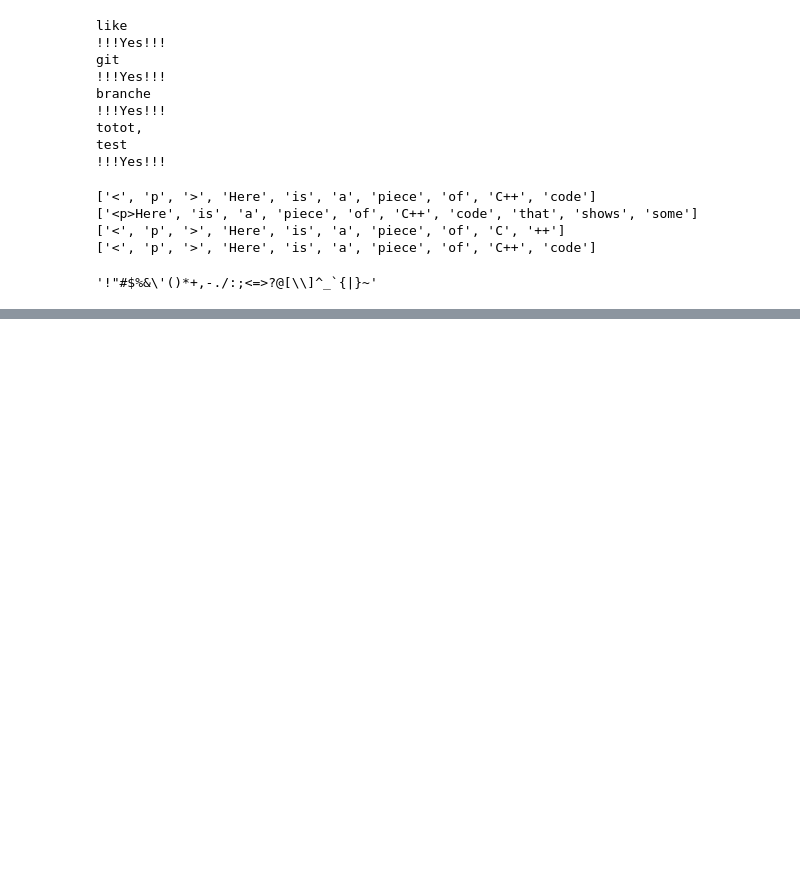
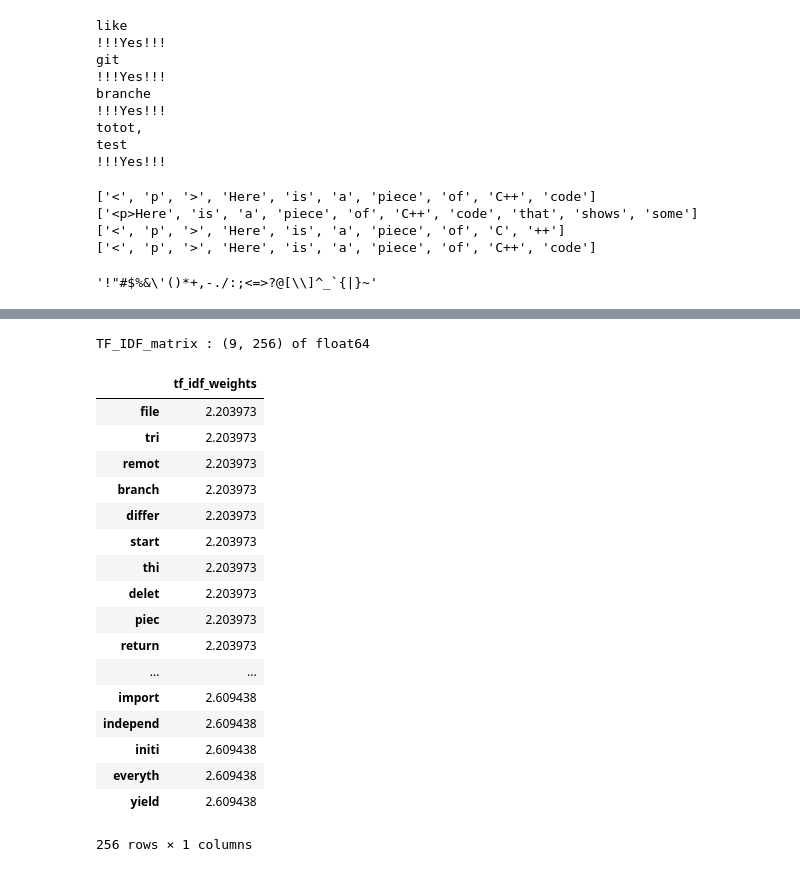
Before and after one commit to EricJacquesPro/TextCategorization, a Jupyter notebook: Projet.ipynb, the cells around one changed output, grey strips where cells are left out. Saved outputs shown, nothing was run; the diff lists cells and outputs as text; code cells hidden in the pictures; blank space fills up the shorter version.

```diff
--- a/Projet.ipynb
+++ b/Projet.ipynb
@@ -268,0 +360,44 @@ ponctuation
+# %%
+from sklearn.feature_extraction.text import TfidfTransformer
+from sklearn.feature_extraction.text import TfidfVectorizer
+#X = data_preprocessed.unique()
+X = data_preprocessed[0:9].unique()
+
+stemmer = nltk.stem.porter.PorterStemmer()
+stopword = nltk.corpus.stopwords.words('english')
+
+def stem_and_filter(doc):
+    tokens = [stemmer.stem(w) for w in analyzer(doc)]
+    return [token for token in tokens if token.isalpha()]
+
+analyzer = TfidfVectorizer().build_analyzer()
+cv = TfidfVectorizer(lowercase=True, stop_words="english", analyzer=stem_and_filter, min_df=0.00, max_df=0.3)  # we remove words if it appears in more than 30 % of the corpus (not found stopwords like Box, Christmas and so on)
+word_count_vector = cv.fit_transform(X)
+print("TF_IDF_matrix :", word_count_vector.shape, "of", word_count_vector.dtype)
+tfidf_transformer=TfidfTransformer(smooth_idf=True,use_idf=True)
+tfidf_transformer.fit(word_count_vector)
+# print idf values
+df_idf = pd.DataFrame(tfidf_transformer.idf_, index=cv.get_feature_names(),columns=["tf_idf_weights"])
+
+# sort ascending
+df_idf.sort_values(by=['tf_idf_weights'])
+# %% [output]
+TF_IDF_matrix : (9, 256) of float64
+|  | tf_idf_weights |
+| file | 2.203973 |
+| tri | 2.203973 |
+| remot | 2.203973 |
+| branch | 2.203973 |
+| differ | 2.203973 |
+| start | 2.203973 |
+| thi | 2.203973 |
+| delet | 2.203973 |
+| piec | 2.203973 |
+| return | 2.203973 |
+| ... | ... |
+| import | 2.609438 |
+| independ | 2.609438 |
+| initi | 2.609438 |
+| everyth | 2.609438 |
+| yield | 2.609438 |
+256 rows × 1 columns
```
Also changed, not shown: parts of 22 cells of this notebook.
